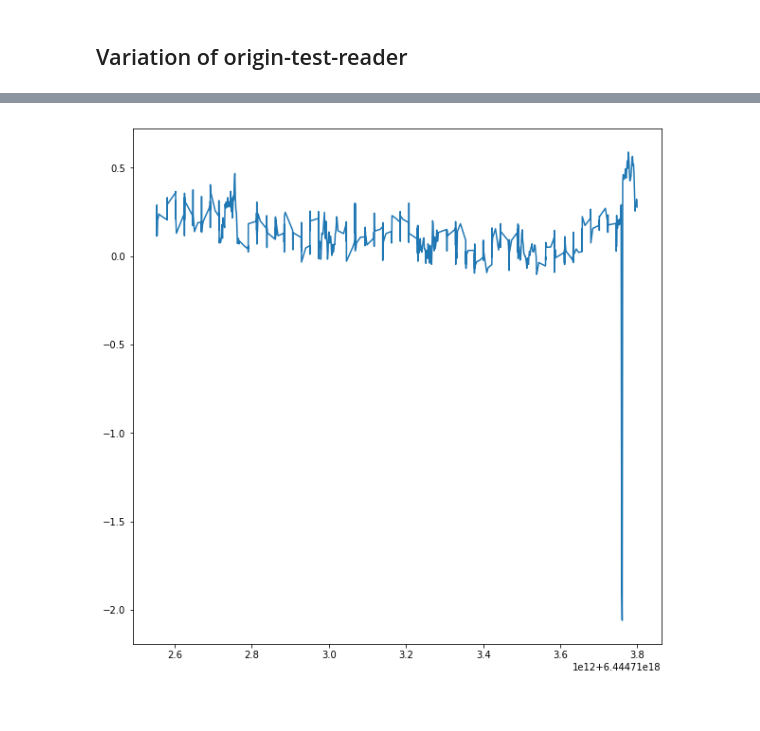
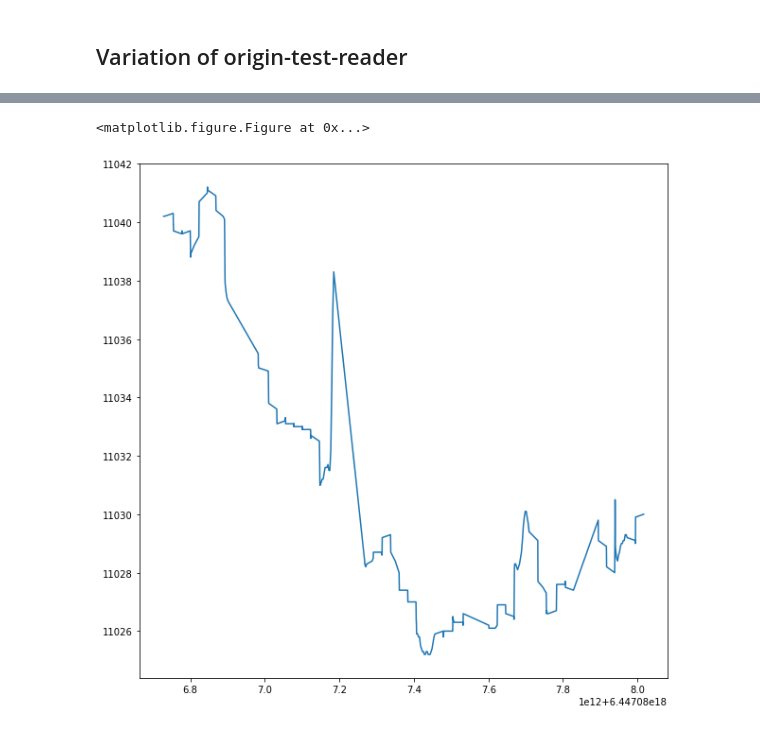
Before and after one commit to kwnminho/Origin, a Jupyter notebook: bin/origin-reader.ipynb, the cells around one changed output, grey strips where cells are left out. Drawn from its saved outputs; the diff is of its cells as text; code cells hidden in the pictures.

```diff
--- a/bin/origin-reader.ipynb
+++ b/bin/origin-reader.ipynb
@@ -69,9 +70,10 @@ indicator=dict[0]
 truedata=dict[1]
 # %%
 fig=plt.figure(figsize=(10,10))
-plt.plot(truedata['measurement_time'],truedata['trans'])
+plt.plot(truedata['measurement_time'],truedata['thermistor'])
 plt.show()
 #truedata['trans']
 #truedata['measurement_time']
 # %% [output]
+<matplotlib.figure.Figure at 0x...>
-[figure, old version]
+[figure, new version]
```
Also changed, not shown: parts of 2 cells of this notebook, 1 other file.
